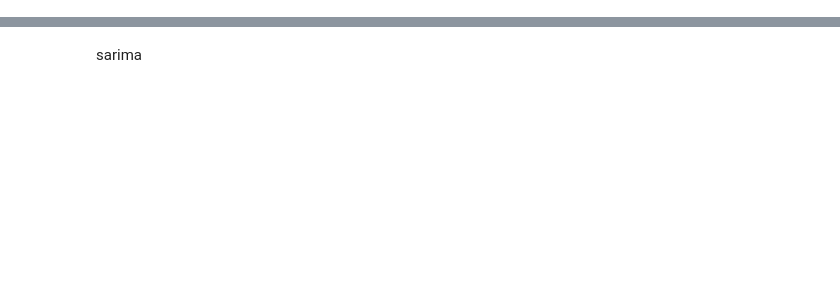
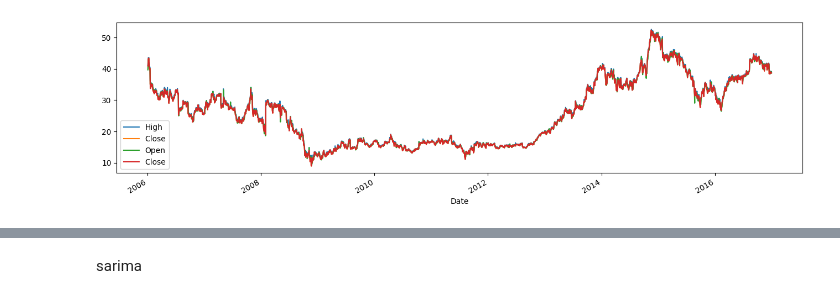
Before and after one commit to vajradevam/minorproject, a Jupyter notebook: src/amit_3747/main.ipynb, the cells around one changed output, grey strips where cells are left out. Saved outputs shown, nothing was run; the diff lists cells and outputs as text; code cells hidden in the pictures; blank space fills up the shorter version.

```diff
--- a/src/amit_3747/main.ipynb
+++ b/src/amit_3747/main.ipynb
@@ -19,0 +78,13 @@ df = pd.read_csv(file_path)
+# %%
+# Convert 'Date' column to DateTime format and set it as the index
+df['Date'] = pd.to_datetime(df['Date'])
+df.set_index('Date', inplace=True)
+# Now you can slice correctly
+df["High"][:'2016'].plot(figsize=(16,4), legend=True)
+df["Close"][:'2016'].plot(figsize=(16,4), legend=True)
+
+df["Open"][:'2016'].plot(figsize=(16,4), legend=True)
+df["Close"][:'2016'].plot(figsize=(16,4), legend=True)
+plt.show()
+# %% [output]
+[figure, added]
```
Also changed, not shown: parts of 23 cells of this notebook, 7 other files.
